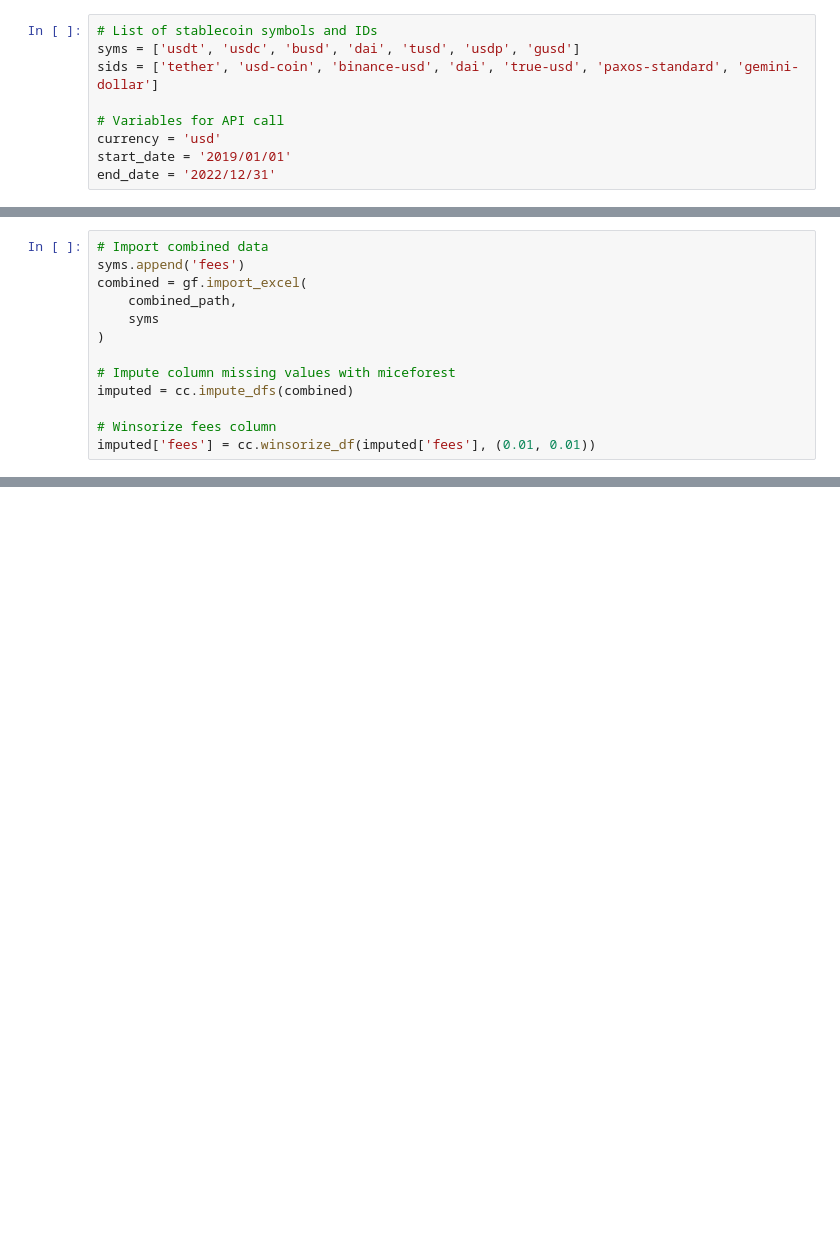
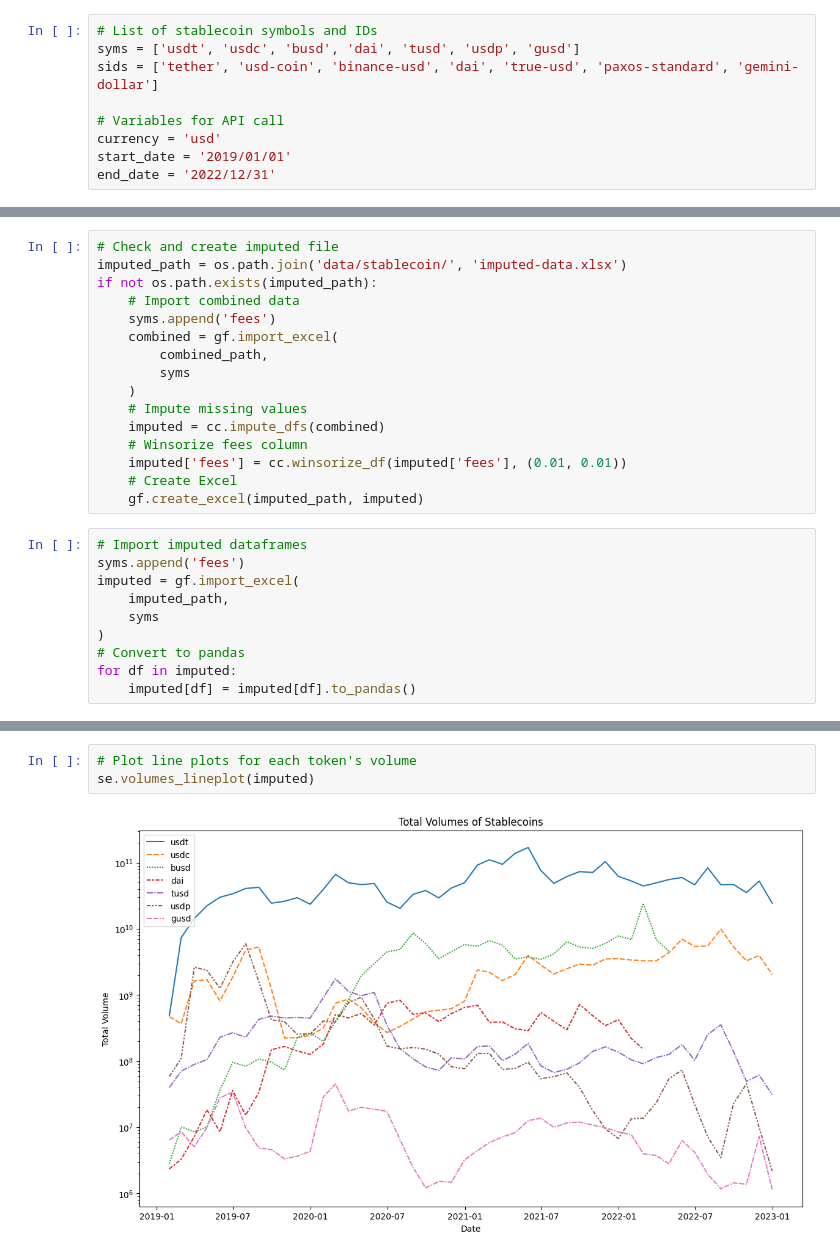
Before and after one commit to kietnguyen01/Remittance-Fees-Analysis, a Jupyter notebook: stablecoin.ipynb, the cells around one changed output, grey strips where cells are left out. Saved outputs shown, nothing was run; the diff lists cells and outputs as text; blank space fills up the shorter version.

Commit message:
Add functions to perform EDA on stablecoins

```diff
--- a/stablecoin.ipynb
+++ b/stablecoin.ipynb
@@ -40,15 +44,28 @@ if not os.path.exists(combined_path):
     # Create Excel file with combined data
     gf.create_excel(combined_path, api_import)
 # %%
-# Import combined data
-syms.append('fees')
-combined = gf.import_excel(
-    combined_path,
-    syms
-)
-
-# Impute column missing values with miceforest
-imputed = cc.impute_dfs(combined)
-
-# Winsorize fees column
-imputed['fees'] = cc.winsorize_df(imputed['fees'], (0.01, 0.01))
+# Check and create imputed file
+imputed_path = os.path.join('data/stablecoin/', 'imputed-data.xlsx')
+if not os.path.exists(imputed_path):
+    # Import combined data
+    syms.append('fees')
+    combined = gf.import_excel(
+        combined_path,
+        syms
+    )
+    # Impute missing values
+    imputed = cc.impute_dfs(combined)
+    # Winsorize fees column
+    imputed['fees'] = cc.winsorize_df(imputed['fees'], (0.01, 0.01))
+    # Create Excel
+    gf.create_excel(imputed_path, imputed)
+# %%
+# Import imputed dataframes
+syms.append('fees')
+imputed = gf.import_excel(
+    imputed_path,
+    syms
+)
+# Convert to pandas
+for df in imputed:
+    imputed[df] = imputed[df].to_pandas()
@@ -54,0 +102,5 @@ imputed['fees'] = cc.winsorize_df(imputed['fees'], (0.01, 0.01))
+# %%
+# Plot line plots for each token's volume
+se.volumes_lineplot(imputed)
+# %% [output]
+[figure, added]
```
Also changed, not shown: parts of 7 cells of this notebook, 3 other files.
